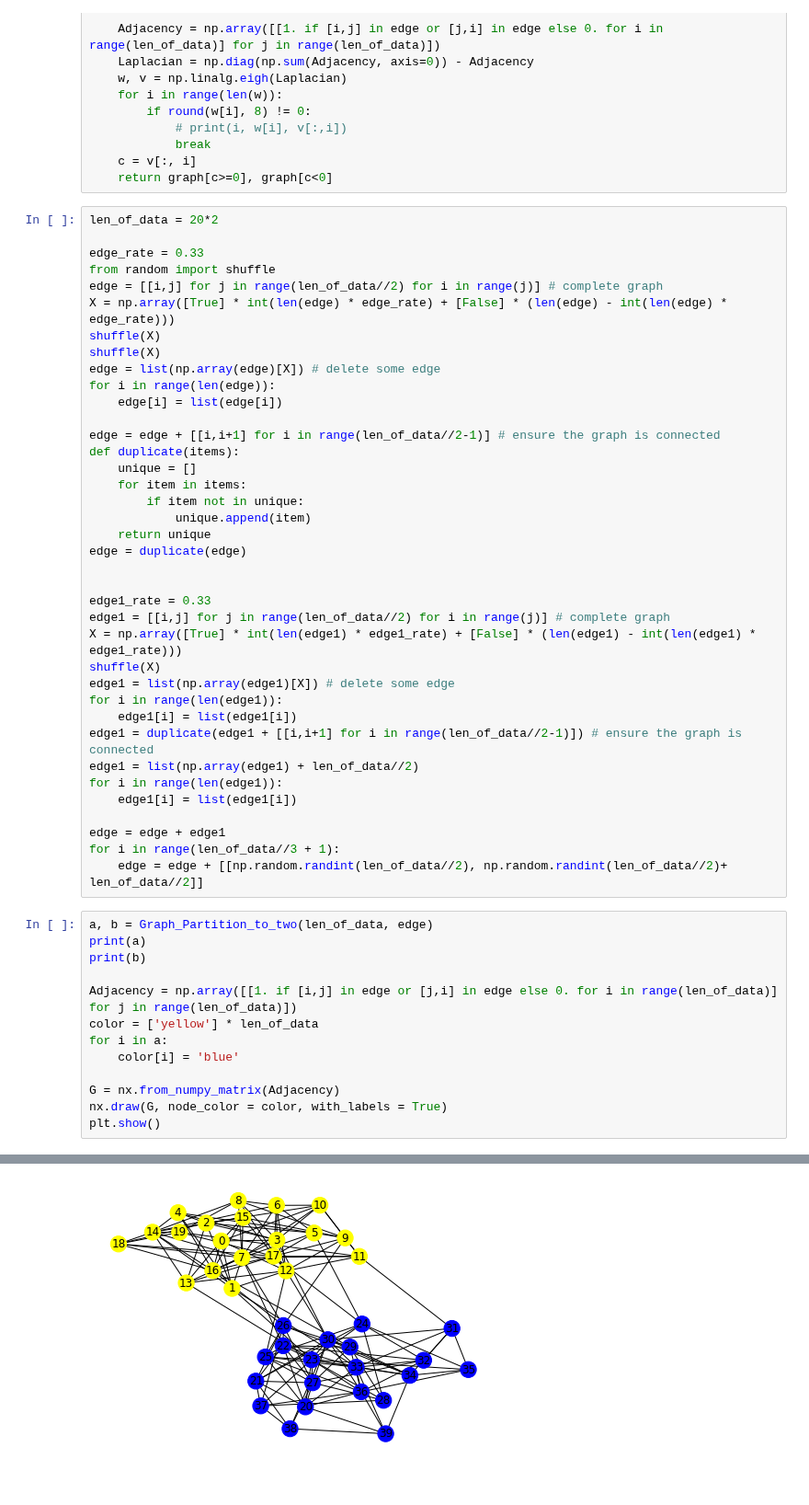
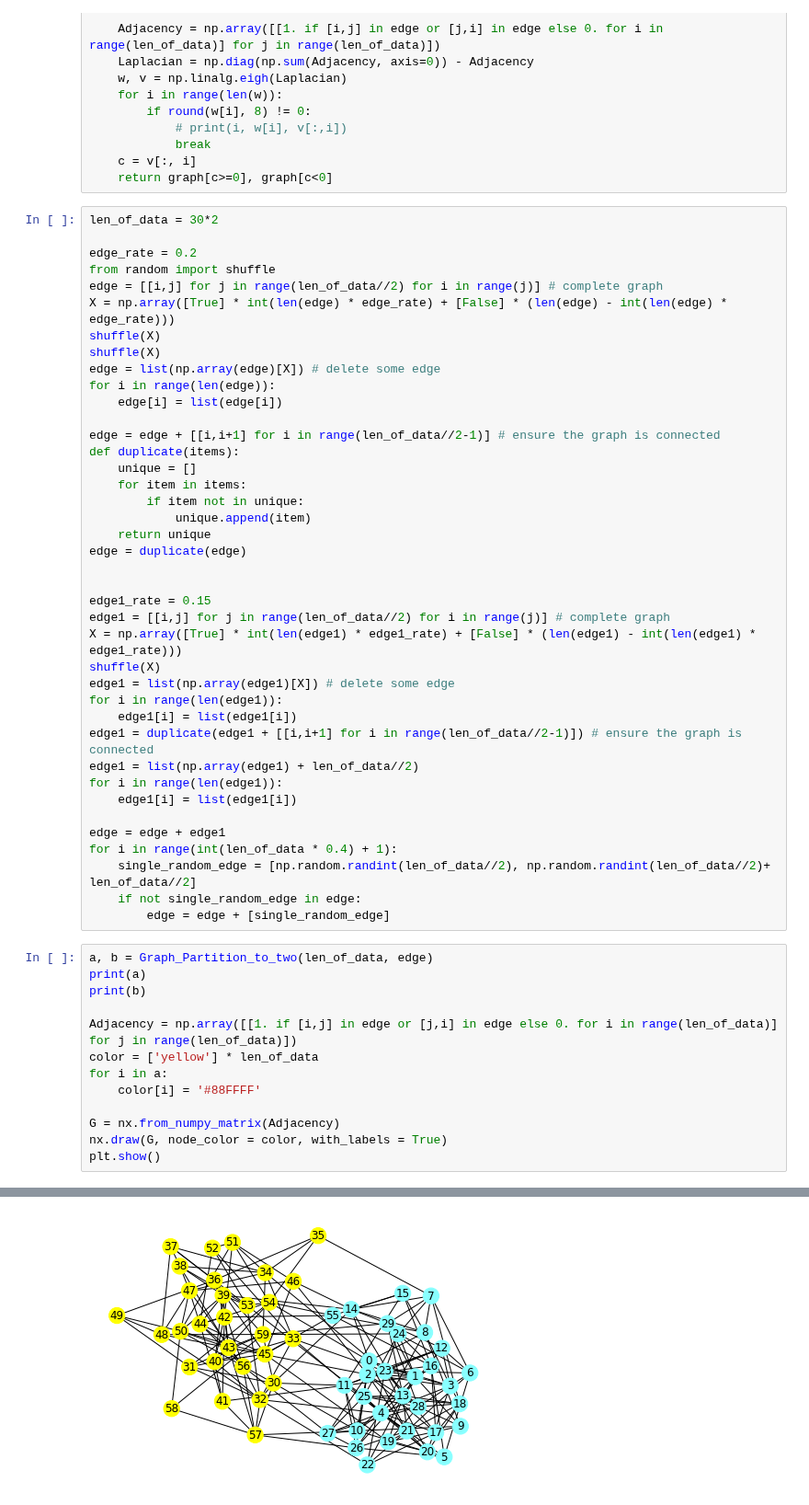
Before and after one commit to kuiyochen/Python_ML_learning, a Jupyter notebook: Graph_Partition_Fiedler_Vector.ipynb, the cells around one changed output, grey strips where cells are left out. Shown at 92% size. Drawn from its saved outputs; the diff is of its cells as text.

```diff
--- a/Graph_Partition_Fiedler_Vector.ipynb
+++ b/Graph_Partition_Fiedler_Vector.ipynb
@@ -45,9 +45,9 @@ def Graph_Partition_to_two(len_of_data, edge):
     c = v[:, i]
     return graph[c>=0], graph[c<0]
 # %%
-len_of_data = 20*2
+len_of_data = 30*2
 
-edge_rate = 0.33
+edge_rate = 0.2
 from random import shuffle
 edge = [[i,j] for j in range(len_of_data//2) for i in range(j)] # complete graph
 X = np.array([True] * int(len(edge) * edge_rate) + [False] * (len(edge) - int(len(edge) * edge_rate)))
@@ -67,7 +67,7 @@ def duplicate(items):
 edge = duplicate(edge)
 
 
-edge1_rate = 0.33
+edge1_rate = 0.15
 edge1 = [[i,j] for j in range(len_of_data//2) for i in range(j)] # complete graph
 X = np.array([True] * int(len(edge1) * edge1_rate) + [False] * (len(edge1) - int(len(edge1) * edge1_rate)))
 shuffle(X)
@@ -80,8 +80,10 @@ for i in range(len(edge1)):
     edge1[i] = list(edge1[i])
 
 edge = edge + edge1
-for i in range(len_of_data//3 + 1):
-    edge = edge + [[np.random.randint(len_of_data//2), np.random.randint(len_of_data//2)+ len_of_data//2]]
+for i in range(int(len_of_data * 0.4) + 1):
+    single_random_edge = [np.random.randint(len_of_data//2), np.random.randint(len_of_data//2)+ len_of_data//2]
+    if not single_random_edge in edge:
+        edge = edge + [single_random_edge]
 # %%
 a, b = Graph_Partition_to_two(len_of_data, edge)
 print(a)
@@ -90,7 +92,7 @@ print(b)
 Adjacency = np.array([[1. if [i,j] in edge or [j,i] in edge else 0. for i in range(len_of_data)] for j in range(len_of_data)])
 color = ['yellow'] * len_of_data
 for i in a:
-    color[i] = 'blue'
+    color[i] = '#88FFFF'
 
 G = nx.from_numpy_matrix(Adjacency)
 nx.draw(G, node_color = color, with_labels = True)
@@ -101,3 +105,3 @@ plt.show()
 The iterable function was deprecated in Matplotlib 3.1 and will be removed in 3.3. Use np.iterable instead.
   if not cb.iterable(width):
-[figure, old version]
+[figure, new version]
```
Also changed, not shown: parts of 1 cell of this notebook.
